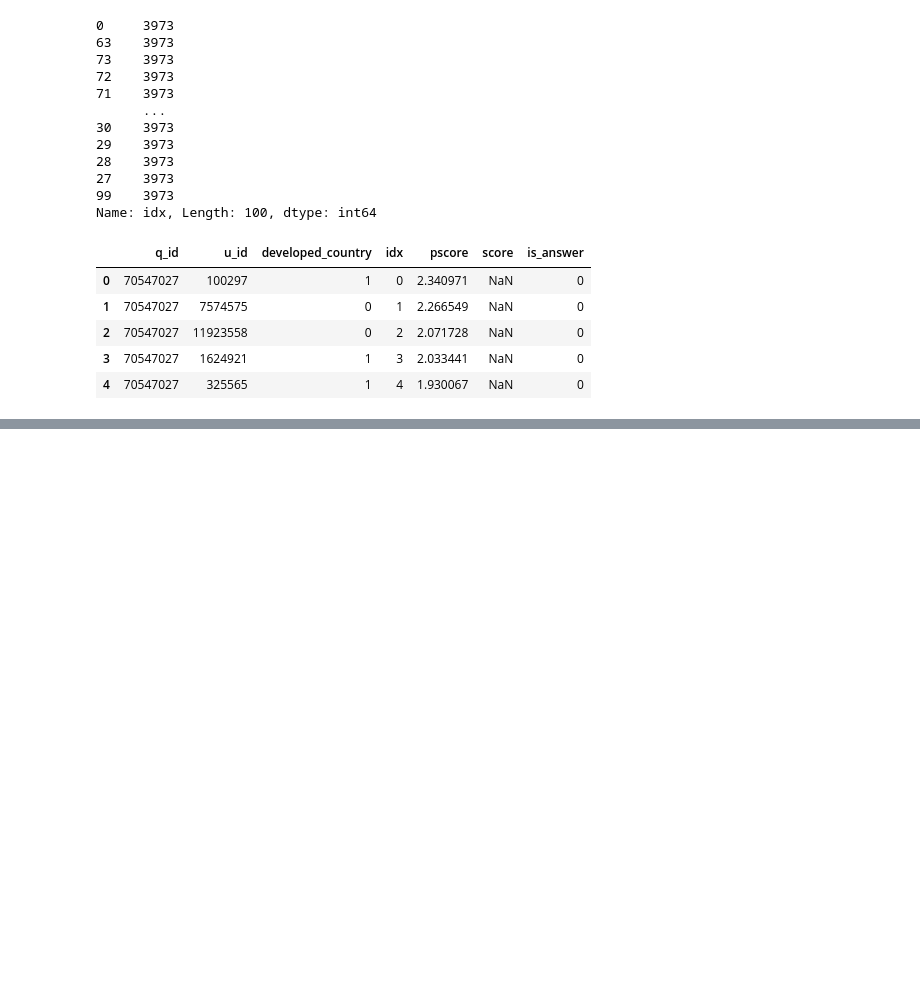
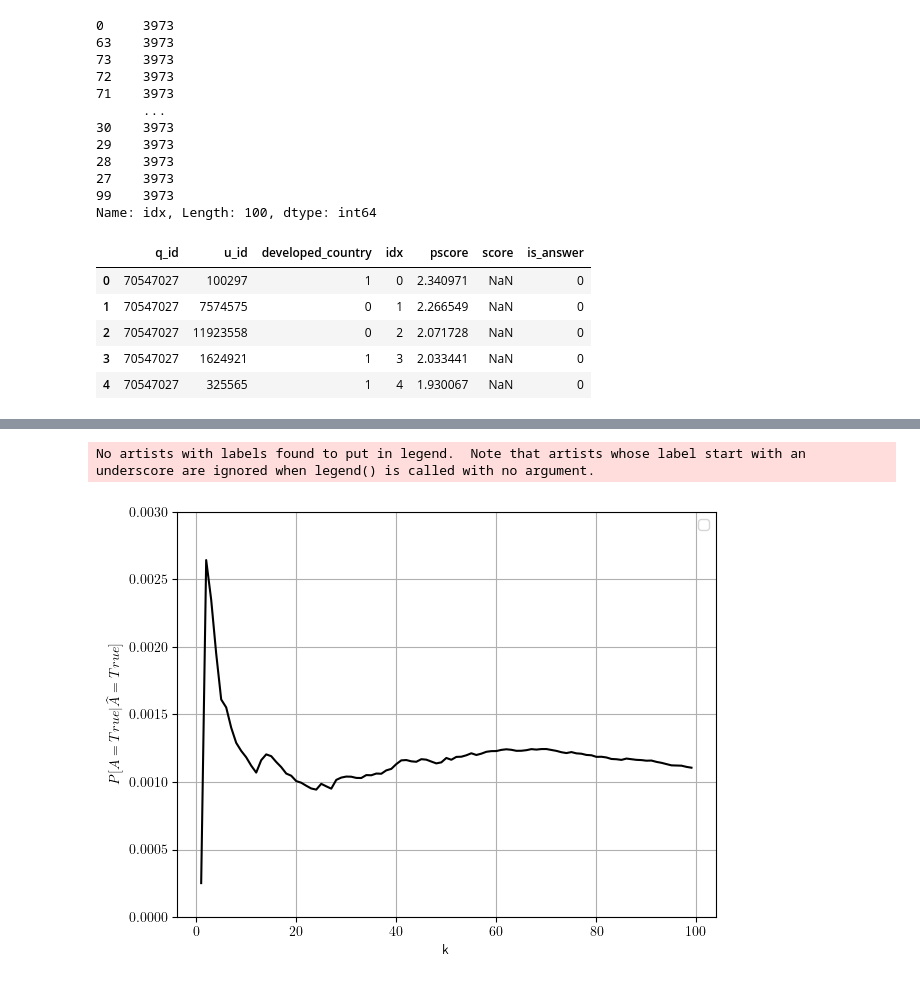
Before and after one commit to flopezd/so_q_recom, a Jupyter notebook: notebooks/fairness/ltr_prec_fair_after.ipynb, the cells around one changed output, grey strips where cells are left out. Drawn from its saved outputs; the diff is of its cells as text; code cells hidden in the pictures; blank space fills up the shorter version.

```diff
--- a/notebooks/fairness/ltr_prec_fair_after.ipynb
+++ b/notebooks/fairness/ltr_prec_fair_after.ipynb
@@ -368,0 +393,29 @@ p_is_answer[:5], p_is_answer_dev[:5], p_is_answer_no_dev[:5]
+# %%
+top_k = list(range(1, 100))
+
+def calculate_top_k_p_all(k):
+    top_df = fair_dataset.groupby("q_id", group_keys=False)[
+        ["developed_country", "is_answer", "q_id"]
+    ].apply(lambda x: x.head(k))
+    return top_df["is_answer"].mean()
+
+
+with Pool(8) as p:
+    p_is_answer_all = p.map(calculate_top_k_p_all, top_k)
+# %%
+fig, ax1 = plt.subplots()
+
+color = "black"
+ax1.set_xlabel("k")
+ax1.set_ylabel("$P[A=True|\widehat{A}=True]$")
+ax1.plot(top_k, p_is_answer_all, color=color)
+ax1.set_ylim([0, 0.003])
+ax1.legend()
+ax1.grid()
+
+fig.tight_layout()
+fig.savefig("prec_mean_after_all.pdf")
+plt.show()
+# %% [output]
+No artists with labels found to put in legend.  Note that artists whose label start with an underscore are ignored when legend() is called with no argument.
+[figure, added]
```
Also changed, not shown: parts of 12 cells of this notebook, 15 other files.
